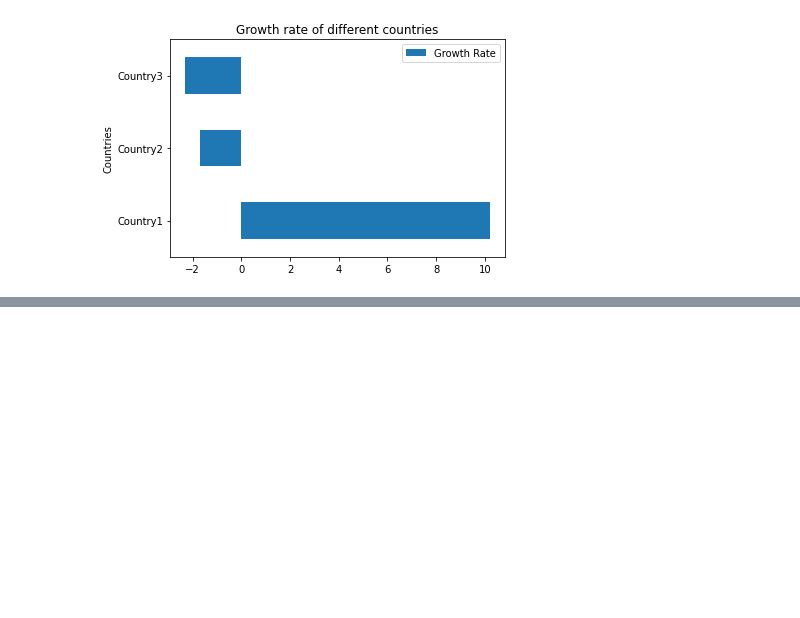
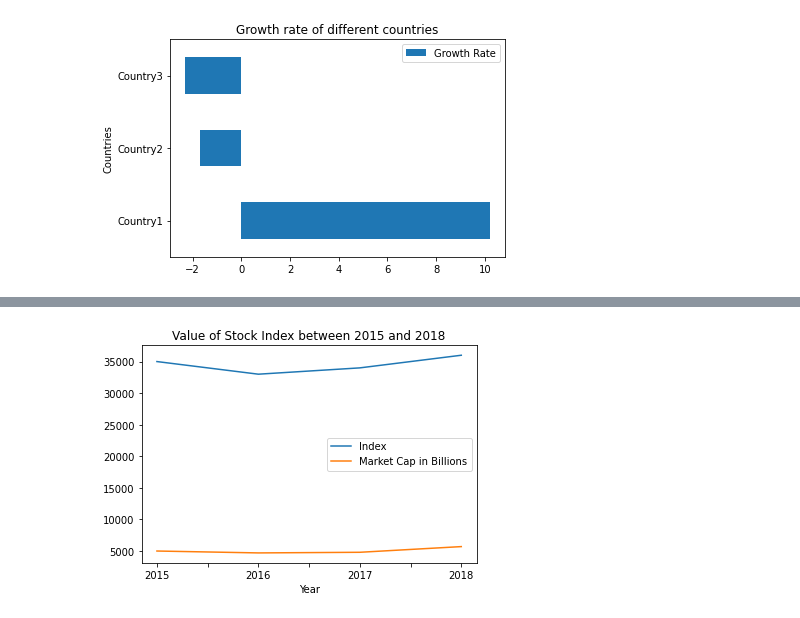
Before and after one commit to Njeri-Gitome/DS_Track, a Jupyter notebook: Data_Types_&_Data_Wrangling.ipynb, the cells around one changed output, grey strips where cells are left out. Saved outputs shown, nothing was run; the diff lists cells and outputs as text; code cells hidden in the pictures; blank space fills up the shorter version.

```diff
--- a/Data_Types_&_Data_Wrangling.ipynb
+++ b/Data_Types_&_Data_Wrangling.ipynb
@@ -361,0 +438,31 @@ plot.show(block =True)
+# %%
+#LINE CHART
+
+
+# Example Python program to plot a line chart
+
+# for a pandas DataFrame - with X-Axis drawn using a DataFrame column
+
+import pandas as pd
+
+import matplotlib.pyplot as plot
+
+
+
+stockIndex = {"Year":  ["2015", "2016", "2017", "2018"],
+
+              "Index": [35000, 33000, 34000, 36000],
+
+              "Market Cap in Billions":[5000, 4700, 4800, 5700]
+
+              };
+
+
+
+df = pd.DataFrame(data=stockIndex);
+
+df.plot.line(x="Year", title="Value of Stock Index between 2015 and 2018");
+
+plot.show(block=True);
+# %% [output]
+[figure, added]
```
Also changed, not shown: parts of 4 cells of this notebook.
